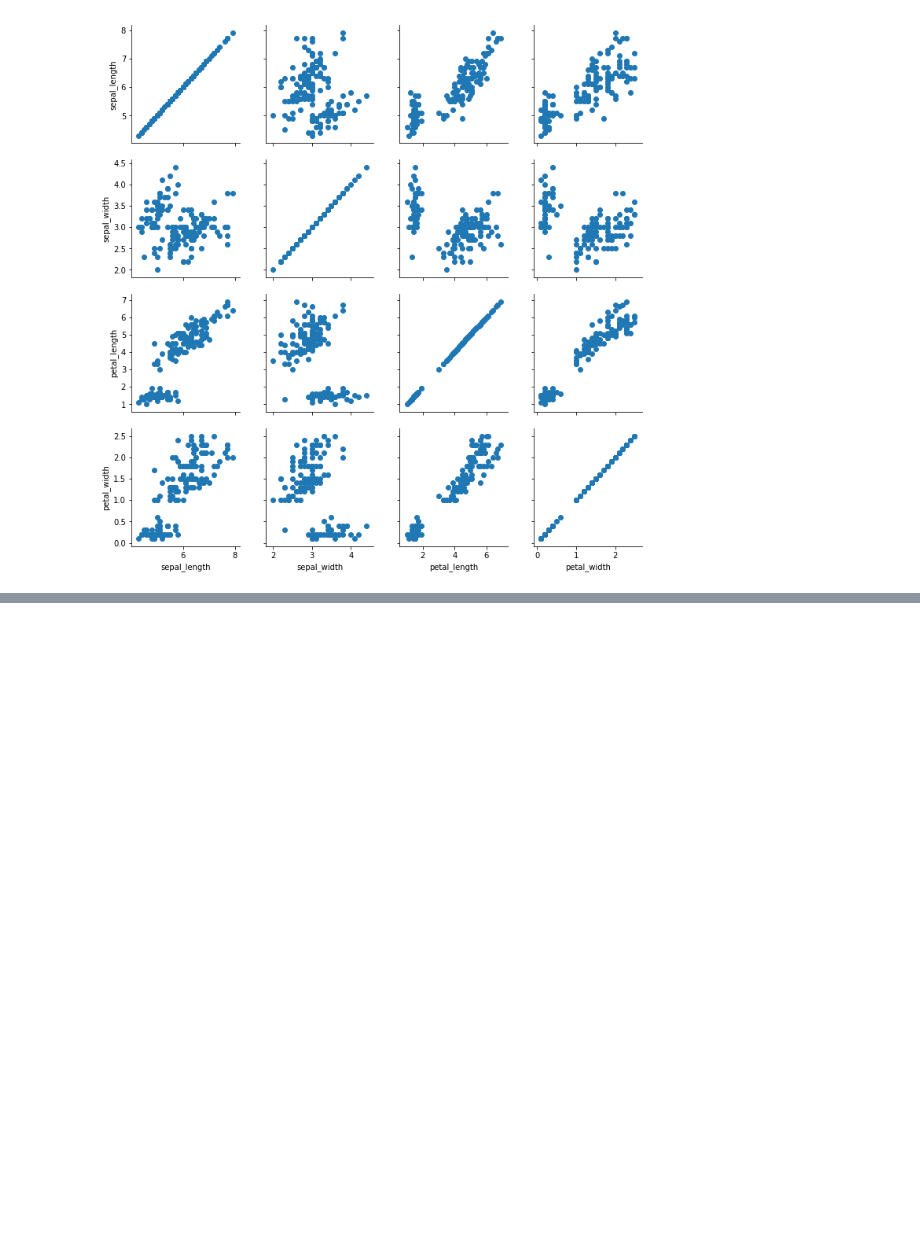
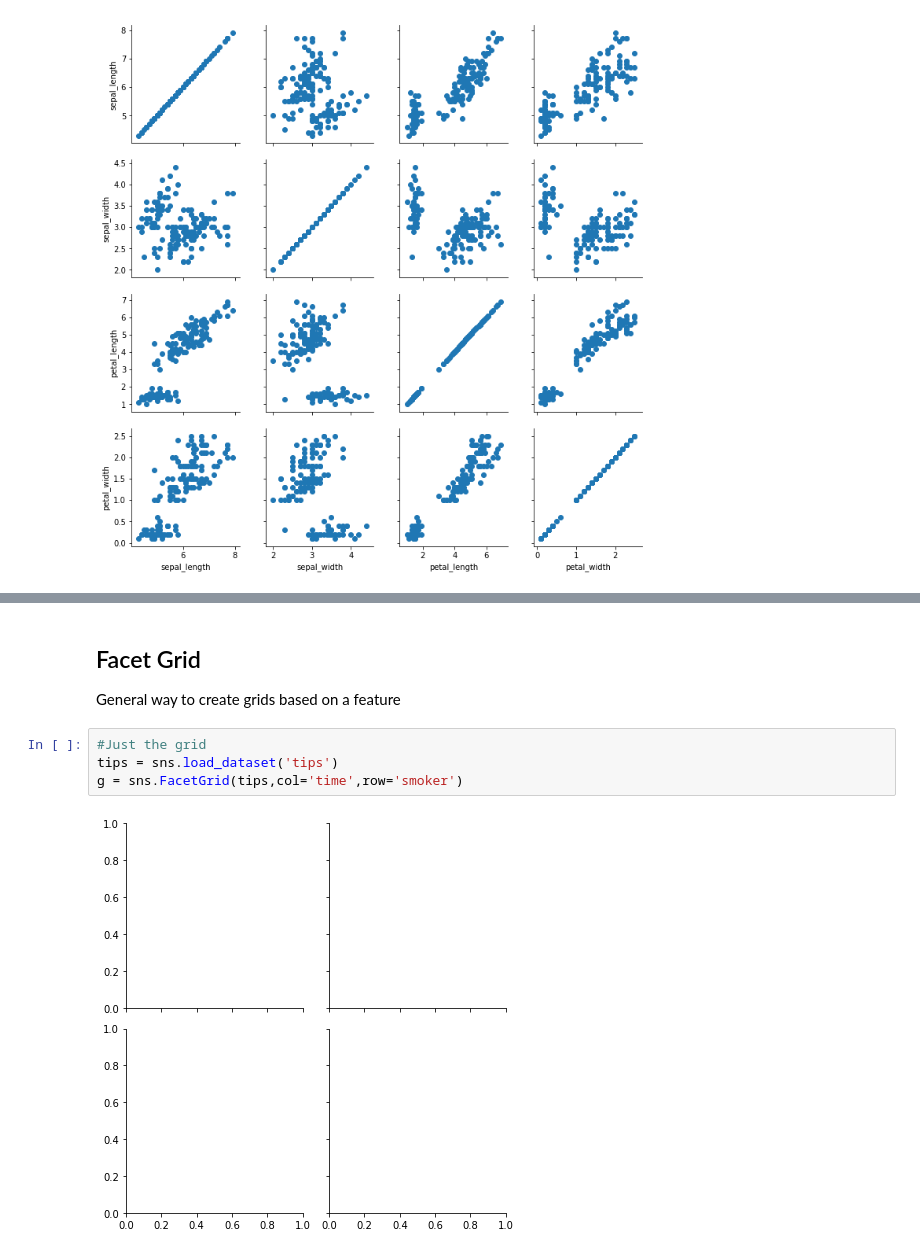
Before and after one commit to tedthiaka/python_programming, a Jupyter notebook: Seaborn-Grids.ipynb, the cells around one changed output, grey strips where cells are left out. Drawn from its saved outputs; the diff is of its cells as text; blank space fills up the shorter version.

```diff
--- a/Seaborn-Grids.ipynb
+++ b/Seaborn-Grids.ipynb
@@ -31,0 +55,9 @@ g.map(plt.scatter)
+# %% [markdown]
+## Facet Grid
+General way to create grids based on a feature
+# %%
+#Just the grid
+tips = sns.load_dataset('tips')
+g = sns.FacetGrid(tips,col='time',row='smoker')
+# %% [output]
+[figure, added]
```
Also changed, not shown: parts of 8 cells of this notebook.
